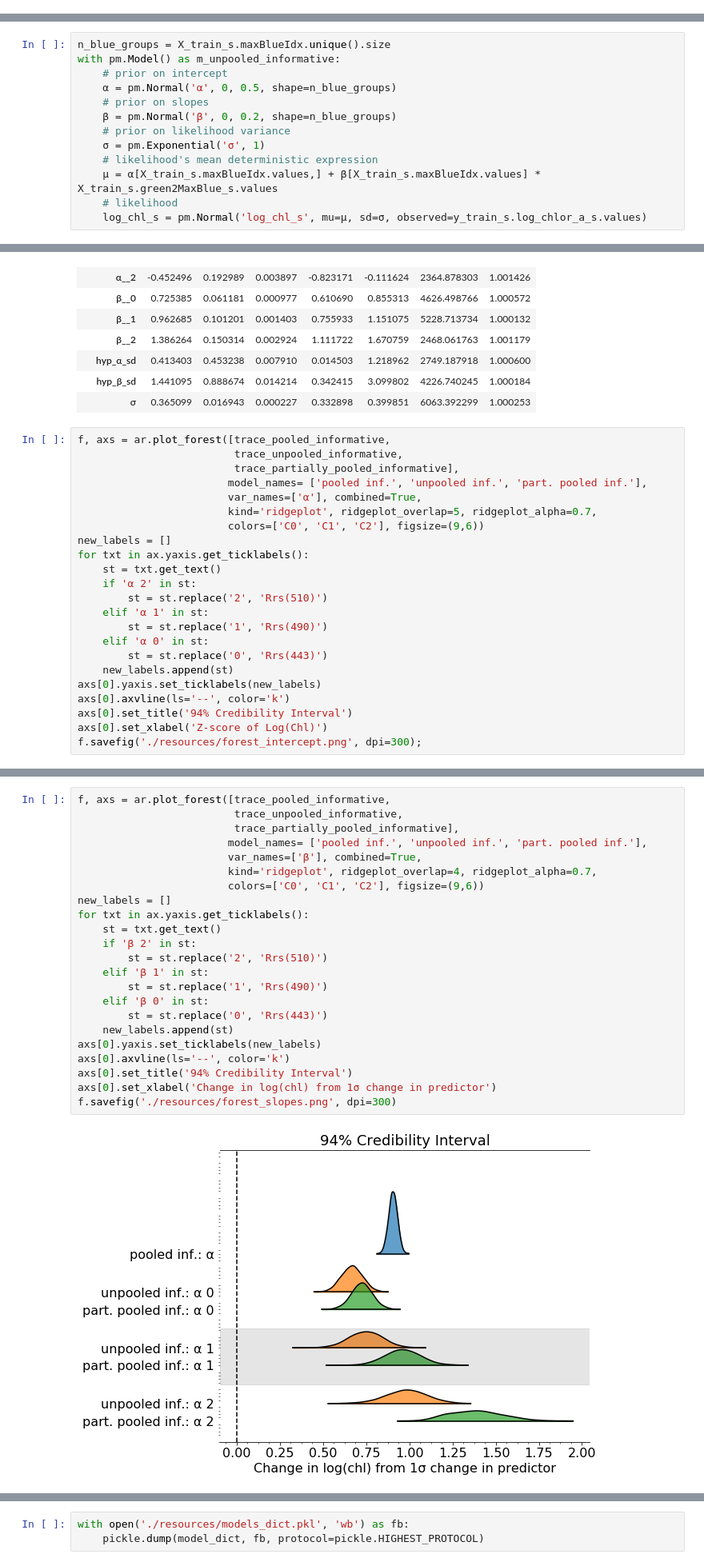
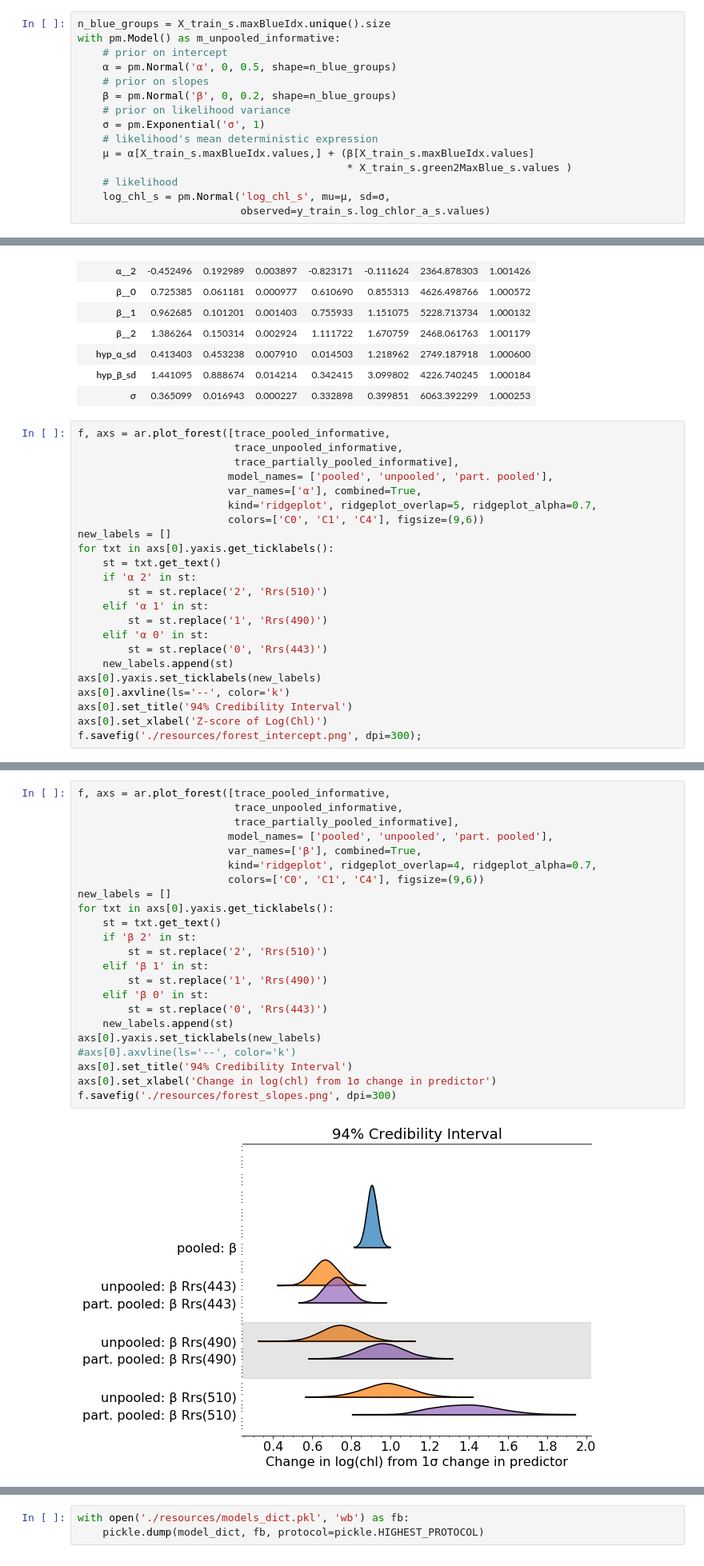
Before and after one commit to madHatter106/IOCS_BUSAN_2019, a Jupyter notebook: BUSAN2019-2-ProbabilisticProgramming.ipynb, the cells around one changed output, grey strips where cells are left out. Shown: that part at 80% size. Cells and saved outputs as stored; diff of their text form.

```diff
--- a/BUSAN2019-2-ProbabilisticProgramming.ipynb
+++ b/BUSAN2019-2-ProbabilisticProgramming.ipynb
@@ -216,0 +267,15 @@ eval_priors(m_pooled_informative, y_=y_train_s.log_chlor_a_s,
+# %%
+n_blue_groups = X_train_s.maxBlueIdx.unique().size
+with pm.Model() as m_unpooled_informative:
+    # prior on intercept
+    α = pm.Normal('α', 0, 0.5, shape=n_blue_groups)
+    # prior on slopes
+    β = pm.Normal('β', 0, 0.2, shape=n_blue_groups)
+    # prior on likelihood variance
+    σ = pm.Exponential('σ', 1)
+    # likelihood's mean deterministic expression
+    μ = α[X_train_s.maxBlueIdx.values,] + (β[X_train_s.maxBlueIdx.values]
+                                           * X_train_s.green2MaxBlue_s.values )
+    # likelihood
+    log_chl_s = pm.Normal('log_chl_s', mu=μ, sd=σ,
+                          observed=y_train_s.log_chlor_a_s.values)
@@ -270,13 +351,0 @@ f.savefig('./resources/ppc_informative.png', dpi=300)
-# %%
-n_blue_groups = X_train_s.maxBlueIdx.unique().size
-with pm.Model() as m_unpooled_informative:
-    # prior on intercept
-    α = pm.Normal('α', 0, 0.5, shape=n_blue_groups)
-    # prior on slopes
-    β = pm.Normal('β', 0, 0.2, shape=n_blue_groups)
-    # prior on likelihood variance
-    σ = pm.Exponential('σ', 1)
-    # likelihood's mean deterministic expression
-    μ = α[X_train_s.maxBlueIdx.values,] + β[X_train_s.maxBlueIdx.values] * X_train_s.green2MaxBlue_s.values
-    # likelihood
-    log_chl_s = pm.Normal('log_chl_s', mu=μ, sd=σ, observed=y_train_s.log_chlor_a_s.values)
@@ -361,12 +395,12 @@ pm.summary(trace_partially_pooled_informative)
 f, axs = ar.plot_forest([trace_pooled_informative,
                          trace_unpooled_informative,
                          trace_partially_pooled_informative],
-                        model_names= ['pooled inf.', 'unpooled inf.', 'part. pooled inf.'],
+                        model_names= ['pooled', 'unpooled', 'part. pooled'],
                         var_names=['α'], combined=True,
                         kind='ridgeplot', ridgeplot_overlap=5, ridgeplot_alpha=0.7,
-                        colors=['C0', 'C1', 'C2'], figsize=(9,6))
+                        colors=['C0', 'C1', 'C4'], figsize=(9,6))
 new_labels = []
-for txt in ax.yaxis.get_ticklabels():
+for txt in axs[0].yaxis.get_ticklabels():
     st = txt.get_text()
     if 'α 2' in st:
         st = st.replace('2', 'Rrs(510)')
@@ -385,25 +419,25 @@ f.savefig('./resources/forest_intercept.png', dpi=300);
 # %%
 f, axs = ar.plot_forest([trace_pooled_informative,
                          trace_unpooled_informative,
                          trace_partially_pooled_informative],
-                        model_names= ['pooled inf.', 'unpooled inf.', 'part. pooled inf.'],
+                        model_names= ['pooled', 'unpooled', 'part. pooled'],
                         var_names=['β'], combined=True,
                         kind='ridgeplot', ridgeplot_overlap=4, ridgeplot_alpha=0.7,
-                        colors=['C0', 'C1', 'C2'], figsize=(9,6))
+                        colors=['C0', 'C1', 'C4'], figsize=(9,6))
 new_labels = []
-for txt in ax.yaxis.get_ticklabels():
+for txt in axs[0].yaxis.get_ticklabels():
     st = txt.get_text()
     if 'β 2' in st:
         st = st.replace('2', 'Rrs(510)')
     elif 'β 1' in st:
         st = st.replace('1', 'Rrs(490)')
     elif 'β 0' in st:
         st = st.replace('0', 'Rrs(443)')
     new_labels.append(st)
 axs[0].yaxis.set_ticklabels(new_labels)
-axs[0].axvline(ls='--', color='k')
+#axs[0].axvline(ls='--', color='k')
 axs[0].set_title('94% Credibility Interval')
 axs[0].set_xlabel('Change in log(chl) from 1σ change in predictor')
 f.savefig('./resources/forest_slopes.png', dpi=300)
 # %% [output]
-[figure, old version]
+[figure, new version]
```
Also changed, not shown: parts of 48 cells of this notebook, 4 other files.
